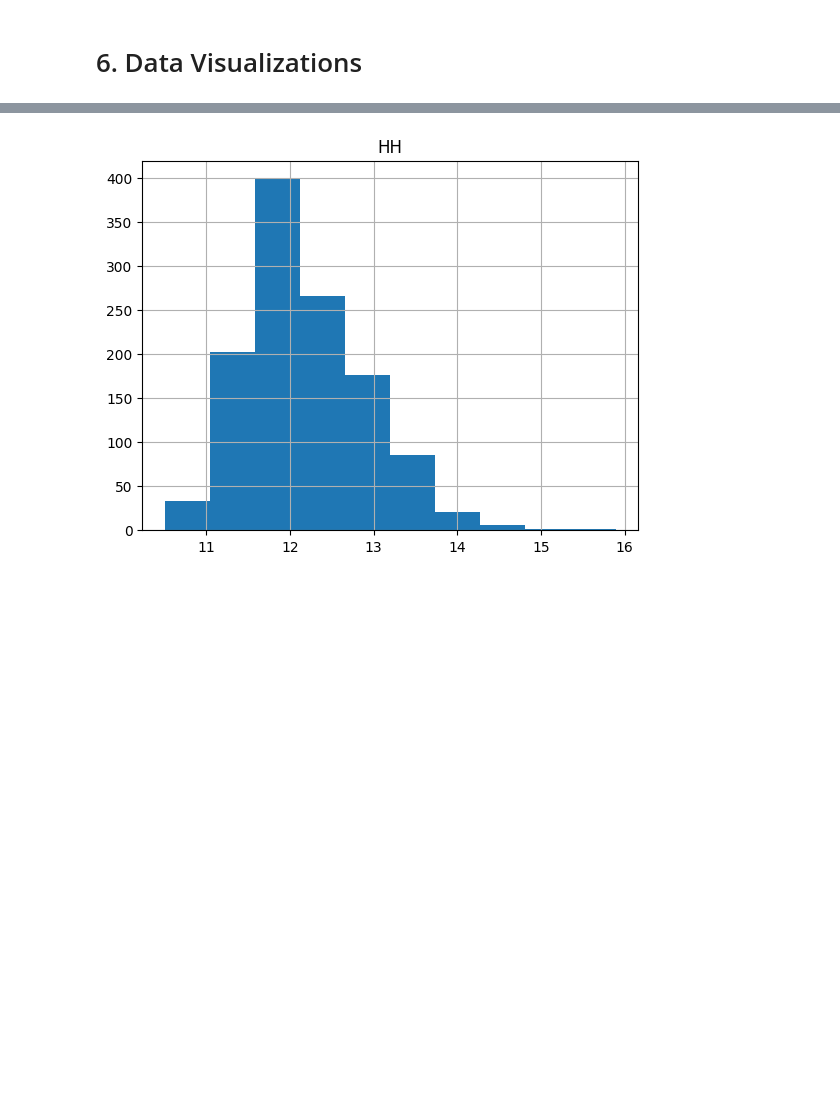
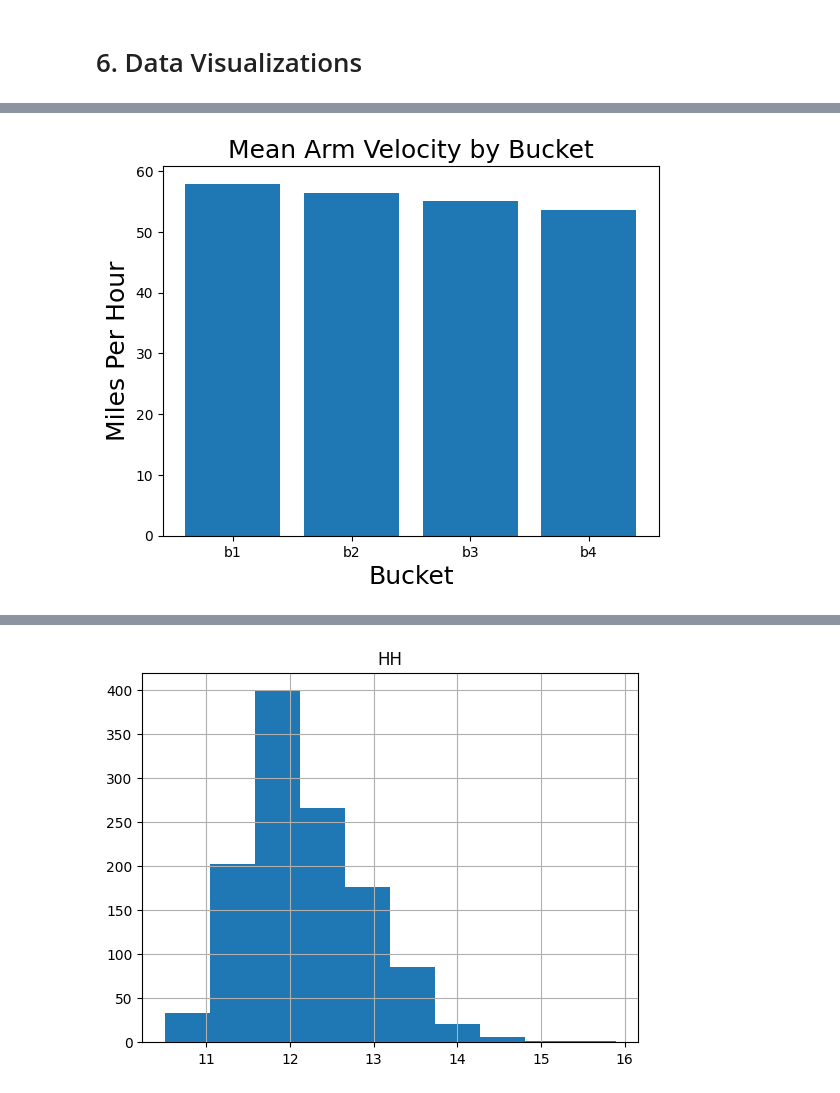
Before and after one commit to rshurberg/DS-Capstone, a Jupyter notebook: Data Cleaning and Exploration.ipynb, the cells around one changed output, grey strips where cells are left out. Drawn from its saved outputs; the diff is of its cells as text; code cells hidden in the pictures; blank space fills up the shorter version.

```diff
--- a/Data Cleaning and Exploration.ipynb
+++ b/Data Cleaning and Exploration.ipynb
@@ -790,0 +798,9 @@ plt.savefig("HHMeanspType")
+# %%
+plt.bar(['b1','b2','b3','b4'],avMeans)
+plt.rcParams.update({'font.size': 12})
+plt.xlabel("Bucket", fontsize=18)
+plt.ylabel("Miles Per Hour", fontsize=18)
+plt.title("Mean Arm Velocity by Bucket", fontsize=18)
+plt.savefig("armveloMeansBucket")
+# %% [output]
+[figure, added]
```
Also changed, not shown: parts of 40 cells of this notebook.
